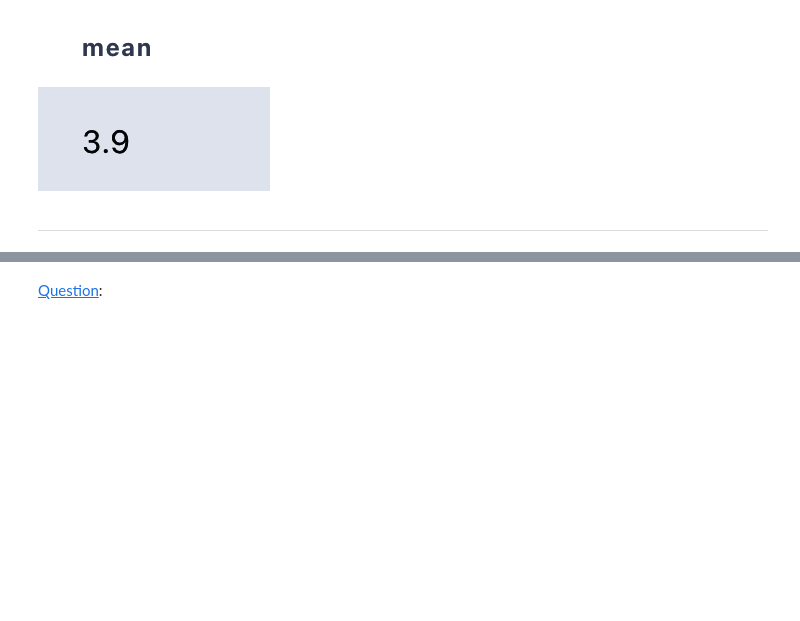
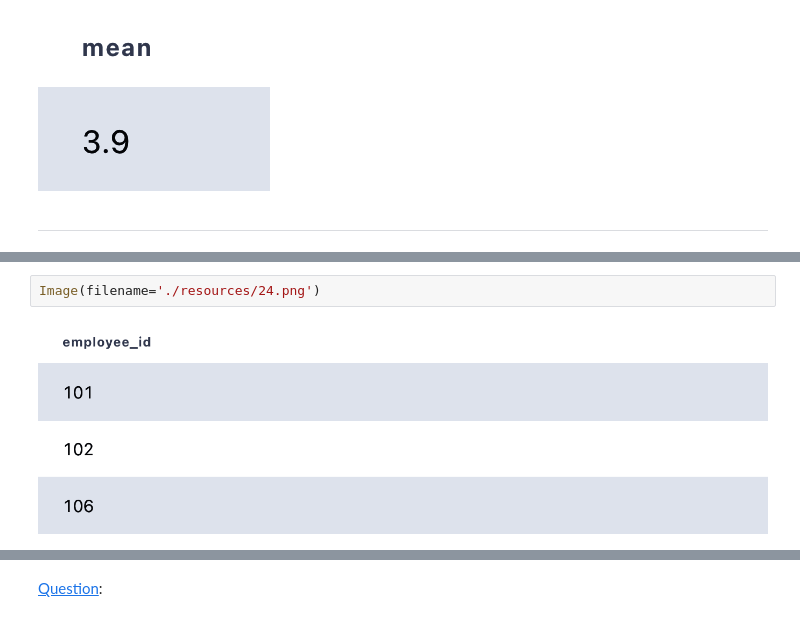
Before and after one commit to A-C-Sai/working-with-data, a Jupyter notebook: interview-prep/datalemur/sql.ipynb, the cells around one changed output, grey strips where cells are left out. Saved outputs shown, nothing was run; the diff lists cells and outputs as text; blank space fills up the shorter version.

```diff
--- a/interview-prep/datalemur/sql.ipynb
+++ b/interview-prep/datalemur/sql.ipynb
@@ -576,0 +676,4 @@ Image(filename='./resources/20.png')
+# %%
+Image(filename='./resources/24.png')
+# %% [output]
+[figure, added]
```
Also changed, not shown: parts of 26 cells of this notebook, 5 other files.
